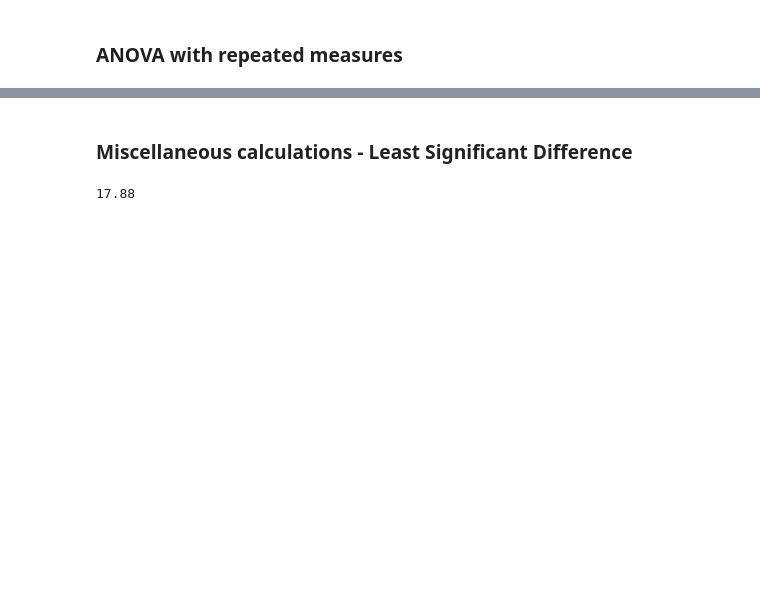
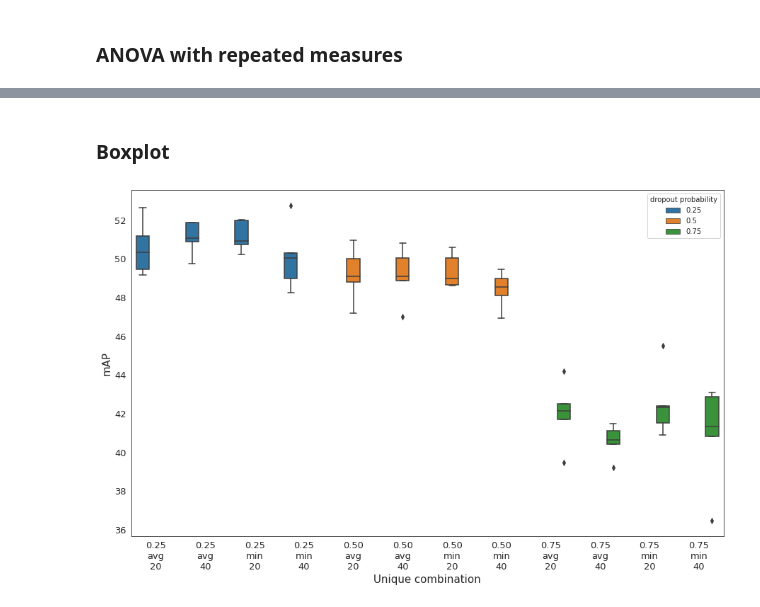
Before and after one commit to pieterblok/maskal, a Jupyter notebook: active_learning/utils/statistics_exp2.ipynb, the cells around one changed output, grey strips where cells are left out. Saved outputs shown, nothing was run; the diff lists cells and outputs as text; code cells hidden in the pictures; blank space fills up the shorter version.

Commit message:
updated notebooks for statistics

```diff
--- a/active_learning/utils/statistics_exp2.ipynb
+++ b/active_learning/utils/statistics_exp2.ipynb
@@ -177,0 +226,8 @@ dropout_probability:number_forward_passes:uncertainty_method   0.4752 2.0000 8.0
+# %%
+uc = df.groupby(['unique_combination', 'run']).mean().reset_index()
+uc_print = uc.groupby(['unique_combination']).mean().drop(columns=['run', 'dropout_probability'])
+uc_print.insert(0, "dropout_probability", [ucs[u].split("_")[2] for u in range(len(ucs))], True)
+uc_print.insert(1, "uncertainty_method", [ucs[u].split("_")[1] for u in range(len(ucs))], True)
+uc_print.insert(2, "number_forward_passes", [ucs[u].split("_")[3] for u in range(len(ucs))], True)
+ucf = uc_print.sort_values(by='mAP', ascending=False)
+ucf
@@ -205,15 +274,55 @@ Residual                                              NaN
-# %% [markdown]
-### Miscellaneous calculations - Least Significant Difference
-# %%
-# https://www.statology.org/fishers-least-significant-difference/
-# https://personal.utdallas.edu/~herve/abdi-LSD2010-pretty.pdf
-# https://stackoverflow.com/questions/19339305/python-function-to-get-the-t-statistic
-# Studnt, n=999, p<0.05, 2-tail
-den_df = 12
-runs = 4
-ms_res = 134.677534
-t = stats.t.ppf(1-0.025, den_df)
-LSD = t * np.sqrt(ms_res * (2/runs))
-print(round(LSD,2))
-# %% [output]
-17.88
+# %% [markdown]
+### Boxplot
+# %%
+font_size = 15
+digit_size = 13
+annot_size = 14
+
+xt = []
+
+for u in range(len(ucs)):
+    do = ucs[u].split("_")[2]
+    um = ucs[u].split("_")[1]
+    fp = ucs[u].split("_")[3]
+
+    if um == "average":
+        um = "avg"
+
+    xt.append(do + "_" + um + "_" + fp)
+
+xt.sort()
+
+order = []
+xticks = []
+
+for x in range(len(xt)):
+    do = xt[x].split("_")[0]
+    um = xt[x].split("_")[1]
+    fp = xt[x].split("_")[2]
+
+    for u in range(len(ucs)):
+        doc = ucs[u].split("_")[2]
+        umc = ucs[u].split("_")[1]
+        fpc = ucs[u].split("_")[3]
+
+        if umc == "average":
+            umc = "avg"
+
+        if do == doc and um == umc and fp == fpc:
+            xticks.append(doc + "\n" + umc + "\n" + fpc)
+            uc_id = ucs.index(ucs[u])
+            order.append(uc_id)
+
+sns.set_style("whitegrid")
+sns.set_style("white")
+f, ax = plt.subplots(figsize=(15, 9))
+ax = sns.boxplot(x="unique_combination", y="mAP", hue="dropout_probability", data=uc, order=order)
+ax.tick_params(labelrotation=0, labelsize=digit_size)
+plt.xticks(np.arange(len(ucs)), xticks)
+
+plt.xlabel('Unique combination', fontsize=font_size)
+plt.ylabel('mAP', fontsize=font_size)
+plt.legend(loc='upper right', title="dropout probability")
+plt.show()
+# %% [output]
+[figure, added]
```
Also changed, not shown: parts of 10 cells of this notebook, 1 other file.
